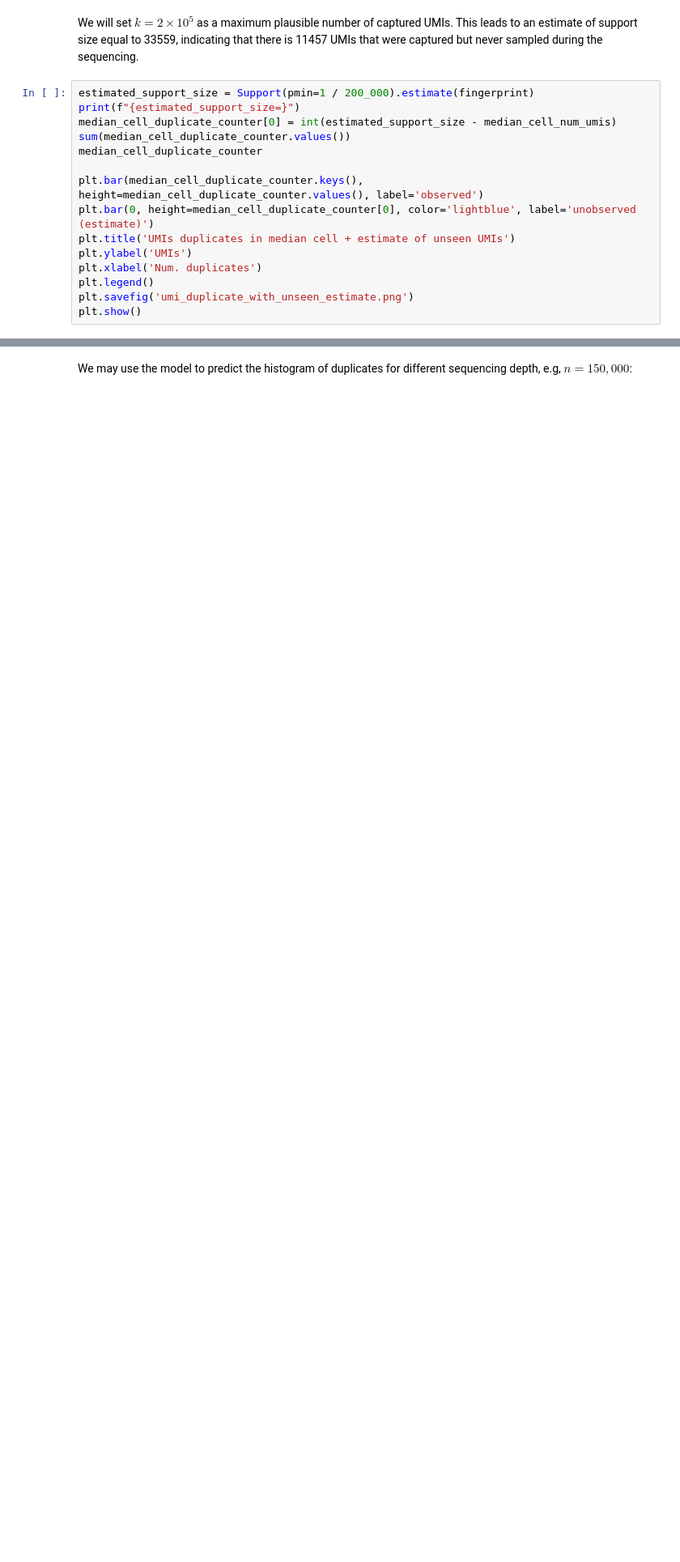
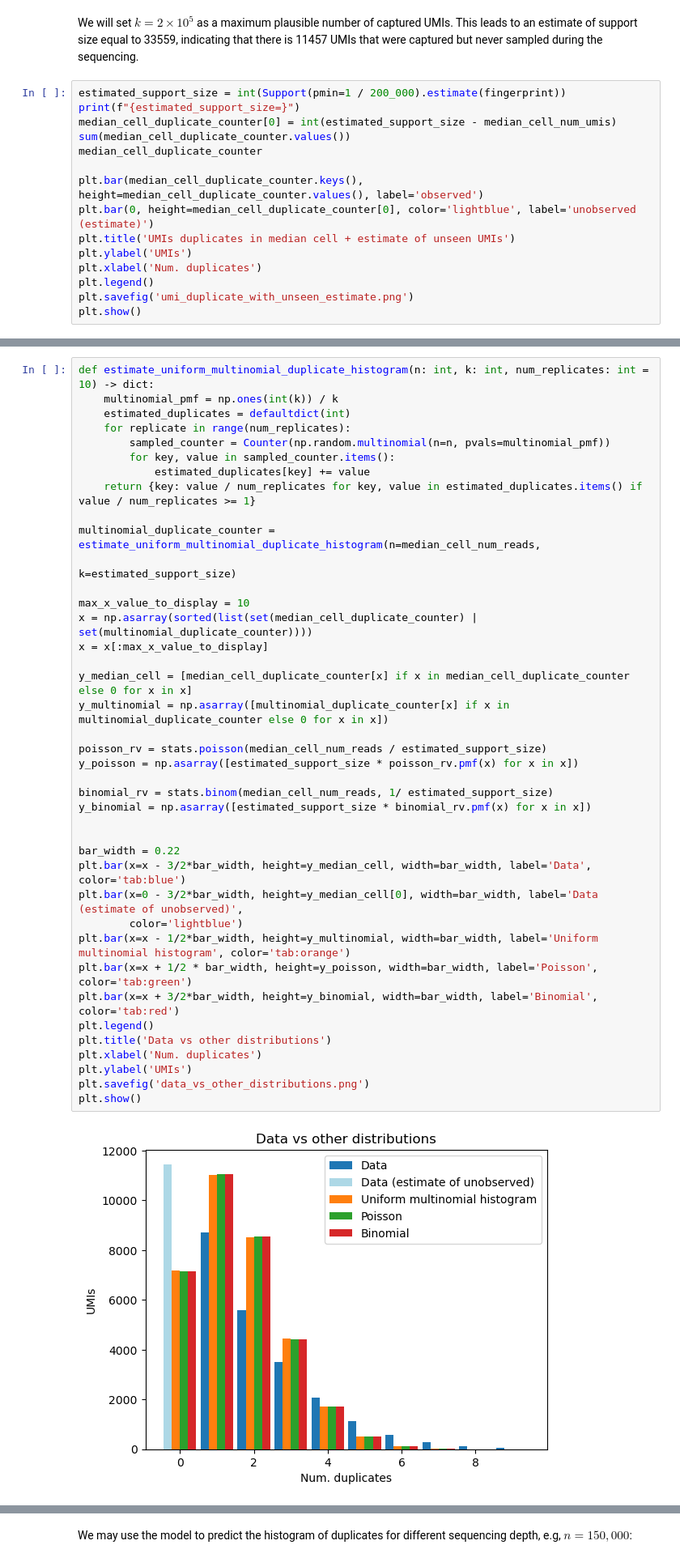
Before and after one commit to jkoubele/phd-stuff, a Jupyter notebook: 02_power_analysis/Usable_UMIs_amount_estimation.ipynb, the cells around one changed output, grey strips where cells are left out. Shown at 81% size. Saved outputs shown, nothing was run; the diff lists cells and outputs as text; blank space fills up the shorter version.

```diff
--- a/02_power_analysis/Usable_UMIs_amount_estimation.ipynb
+++ b/02_power_analysis/Usable_UMIs_amount_estimation.ipynb
@@ -190,7 +197,7 @@ plt.show()
 # %% [markdown]
 We will set $k=2\times10^5$ as a maximum plausible number of captured UMIs. This leads to an estimate of support size equal to 33559, indicating that there is 11457 UMIs that were captured but never sampled during the sequencing.
 # %%
-estimated_support_size = Support(pmin=1 / 200_000).estimate(fingerprint)
+estimated_support_size = int(Support(pmin=1 / 200_000).estimate(fingerprint))
 print(f"{estimated_support_size=}")
 median_cell_duplicate_counter[0] = int(estimated_support_size - median_cell_num_umis)
 sum(median_cell_duplicate_counter.values())
@@ -209,0 +220,42 @@ estimated_support_size=33559.33068027756
+# %%
+def estimate_uniform_multinomial_duplicate_histogram(n: int, k: int, num_replicates: int = 10) -> dict:
+    multinomial_pmf = np.ones(int(k)) / k
+    estimated_duplicates = defaultdict(int)
+    for replicate in range(num_replicates):
+        sampled_counter = Counter(np.random.multinomial(n=n, pvals=multinomial_pmf))
+        for key, value in sampled_counter.items():
+            estimated_duplicates[key] += value
+    return {key: value / num_replicates for key, value in estimated_duplicates.items() if value / num_replicates >= 1}
+
+multinomial_duplicate_counter = estimate_uniform_multinomial_duplicate_histogram(n=median_cell_num_reads,
+                                                                         k=estimated_support_size)
+
+max_x_value_to_display = 10
+x = np.asarray(sorted(list(set(median_cell_duplicate_counter) | set(multinomial_duplicate_counter))))
+x = x[:max_x_value_to_display]
+
+y_median_cell = [median_cell_duplicate_counter[x] if x in median_cell_duplicate_counter else 0 for x in x]
+y_multinomial = np.asarray([multinomial_duplicate_counter[x] if x in multinomial_duplicate_counter else 0 for x in x])
+
+poisson_rv = stats.poisson(median_cell_num_reads / estimated_support_size)
+y_poisson = np.asarray([estimated_support_size * poisson_rv.pmf(x) for x in x])
+
+binomial_rv = stats.binom(median_cell_num_reads, 1/ estimated_support_size)
+y_binomial = np.asarray([estimated_support_size * binomial_rv.pmf(x) for x in x])
+
+
+bar_width = 0.22
+plt.bar(x=x - 3/2*bar_width, height=y_median_cell, width=bar_width, label='Data', color='tab:blue')
+plt.bar(x=0 - 3/2*bar_width, height=y_median_cell[0], width=bar_width, label='Data (estimate of unobserved)',
+        color='lightblue')
+plt.bar(x=x - 1/2*bar_width, height=y_multinomial, width=bar_width, label='Uniform multinomial histogram', color='tab:orange')
+plt.bar(x=x + 1/2 * bar_width, height=y_poisson, width=bar_width, label='Poisson', color='tab:green')
+plt.bar(x=x + 3/2*bar_width, height=y_binomial, width=bar_width, label='Binomial', color='tab:red')
+plt.legend()
+plt.title('Data vs other distributions')
+plt.xlabel('Num. duplicates')
+plt.ylabel('UMIs')
+plt.savefig('data_vs_other_distributions.png')
+plt.show()
+# %% [output]
+[figure, added]
```
Also changed, not shown: parts of 12 cells of this notebook.
